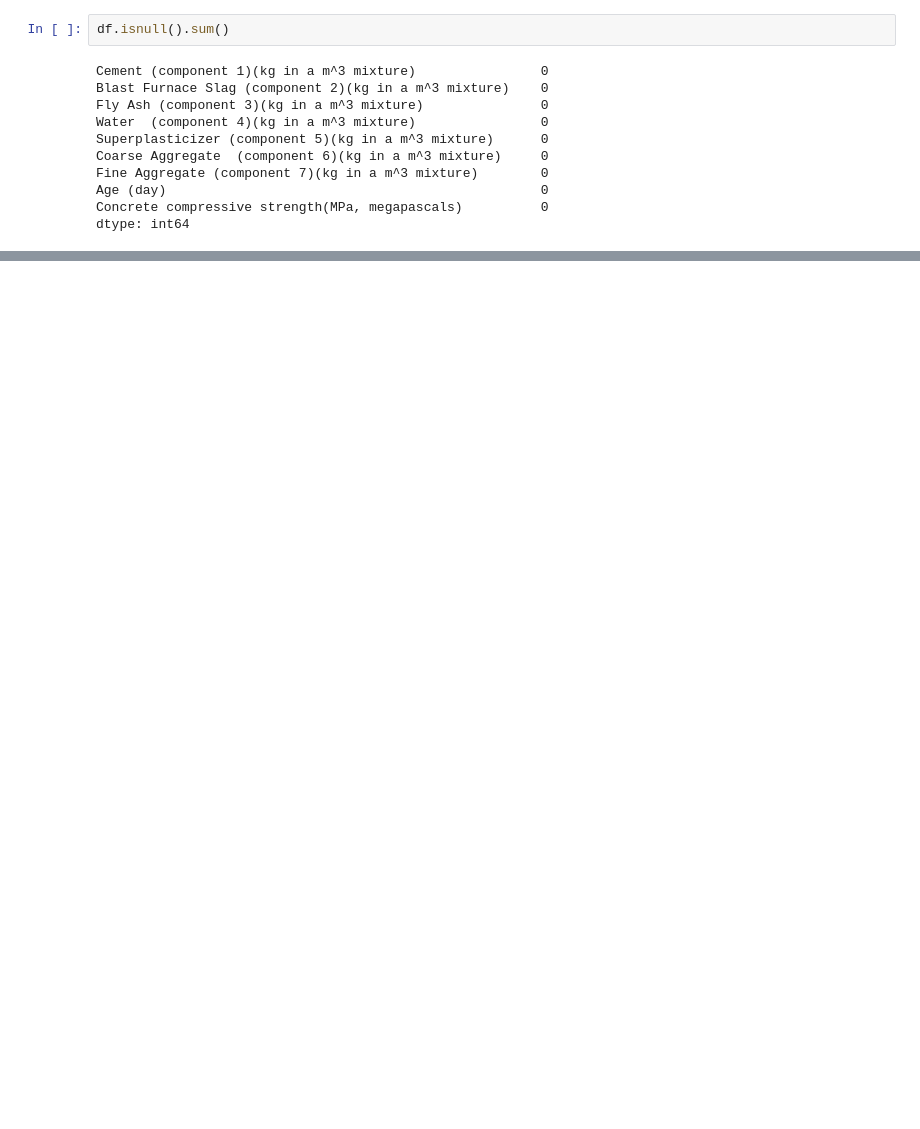
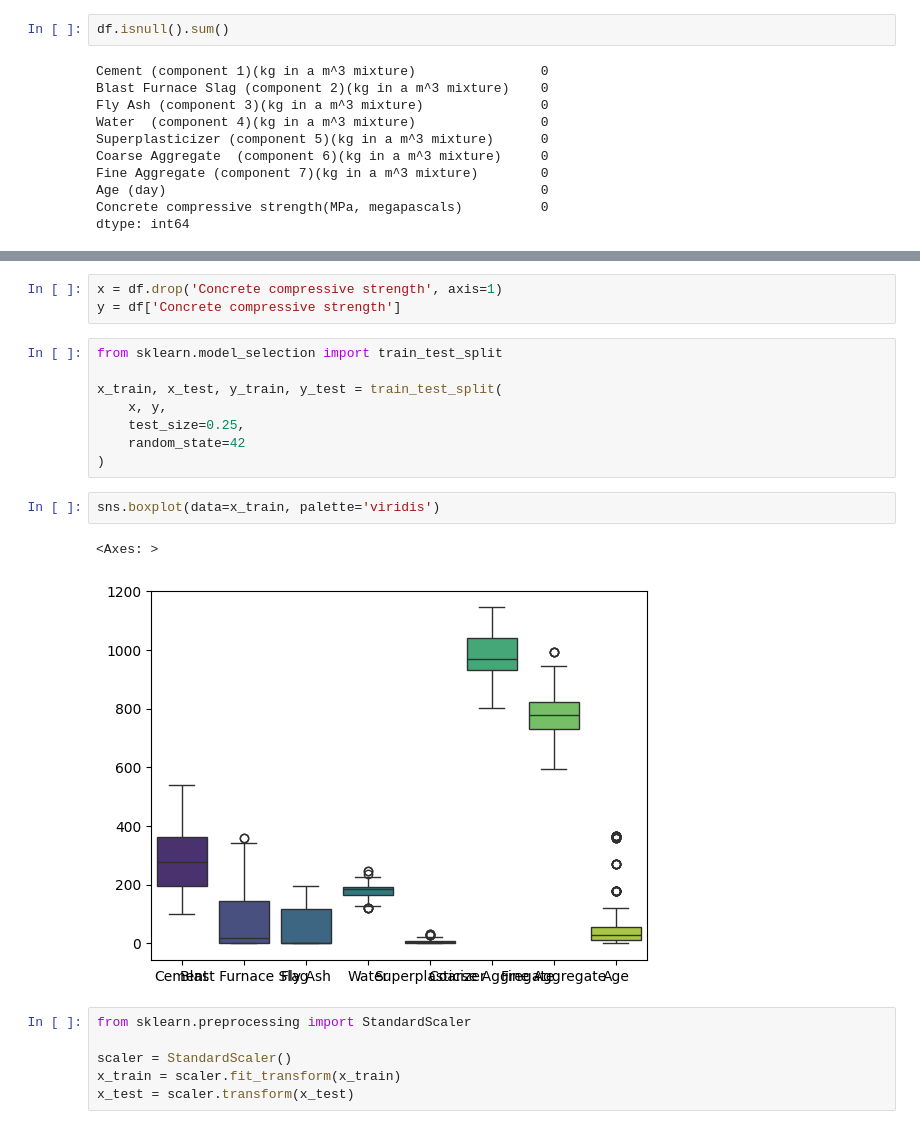
Before and after one commit to Digvijay010606/data_science_learning_projects, a Jupyter notebook: main.ipynb, the cells around one changed output, grey strips where cells are left out. Saved outputs shown, nothing was run; the diff lists cells and outputs as text; blank space fills up the shorter version.

```diff
--- a/main.ipynb
+++ b/main.ipynb
@@ -45,0 +119,22 @@ dtype: int64
+# %%
+x = df.drop('Concrete compressive strength', axis=1)
+y = df['Concrete compressive strength']
+# %%
+from sklearn.model_selection import train_test_split
+
+x_train, x_test, y_train, y_test = train_test_split(
+    x, y,
+    test_size=0.25,
+    random_state=42
+)
+# %%
+sns.boxplot(data=x_train, palette='viridis')
+# %% [output]
+<Axes: >
+[figure, added]
+# %%
+from sklearn.preprocessing import StandardScaler
+
+scaler = StandardScaler()
+x_train = scaler.fit_transform(x_train)
+x_test = scaler.transform(x_test)
```
Also changed, not shown: parts of 15 cells of this notebook.
